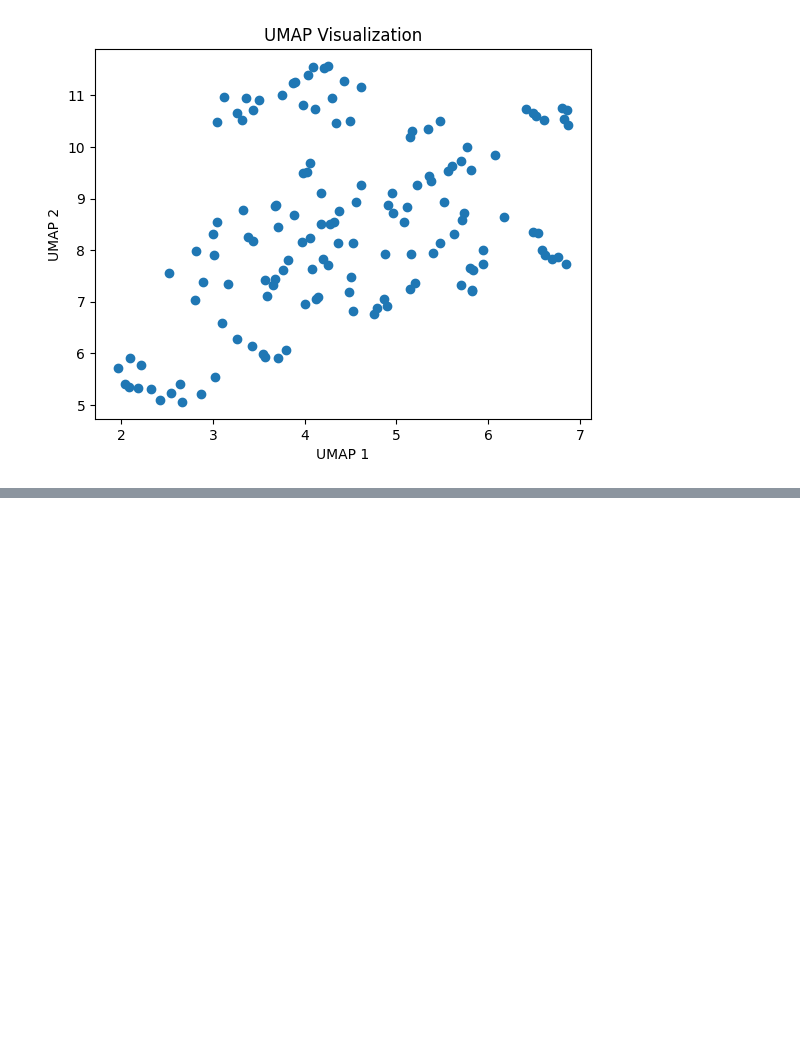
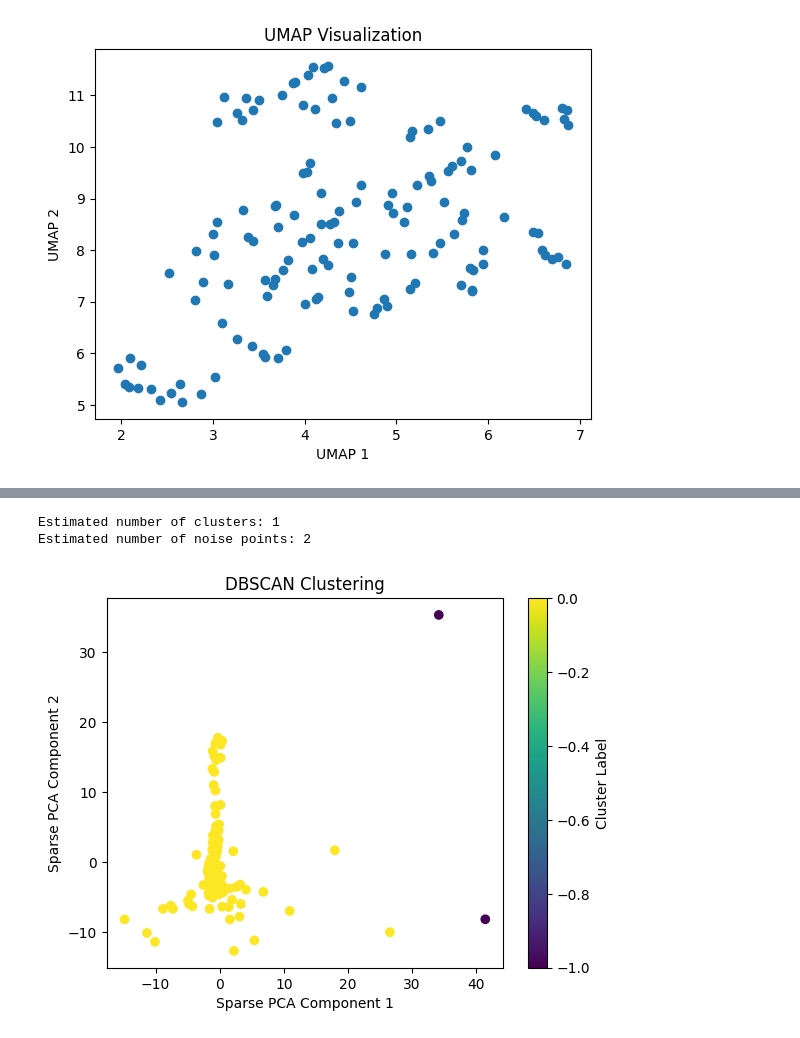
Before and after one commit to r7shun/omics, a Jupyter notebook: cluster.ipynb, the cells around one changed output, grey strips where cells are left out. Cells and saved outputs as stored; diff of their text form; code cells hidden in the pictures; blank space fills up the shorter version.

```diff
--- a/cluster.ipynb
+++ b/cluster.ipynb
@@ -187,0 +221,28 @@ plt.show()
+# %%
+
+
+# decide on an eps value based on the plot
+eps_value = 120  # Replace with the value chosen from the plot
+
+# Apply DBSCAN with the chosen eps and a minimum samples value
+dbscan = DBSCAN(eps=eps_value, min_samples=10)
+db_labels = dbscan.fit_predict(sparse_pca_data)
+
+# Check how many clusters were found
+n_clusters_ = len(set(db_labels)) - (1 if -1 in db_labels else 0)
+n_noise_ = list(db_labels).count(-1)
+
+print('Estimated number of clusters: %d' % n_clusters_)
+print('Estimated number of noise points: %d' % n_noise_)
+
+# Plot the clusters
+plt.scatter(sparse_pca_data[:, 0], sparse_pca_data[:, 1], c=db_labels, cmap='viridis', marker='o')
+plt.title('DBSCAN Clustering')
+plt.xlabel('Sparse PCA Component 1')
+plt.ylabel('Sparse PCA Component 2')
+plt.colorbar(label='Cluster Label')
+plt.show()
+# %% [output]
+Estimated number of clusters: 1
+Estimated number of noise points: 2
+[figure, added]
```
Also changed, not shown: parts of 21 cells of this notebook, 3 other files.
